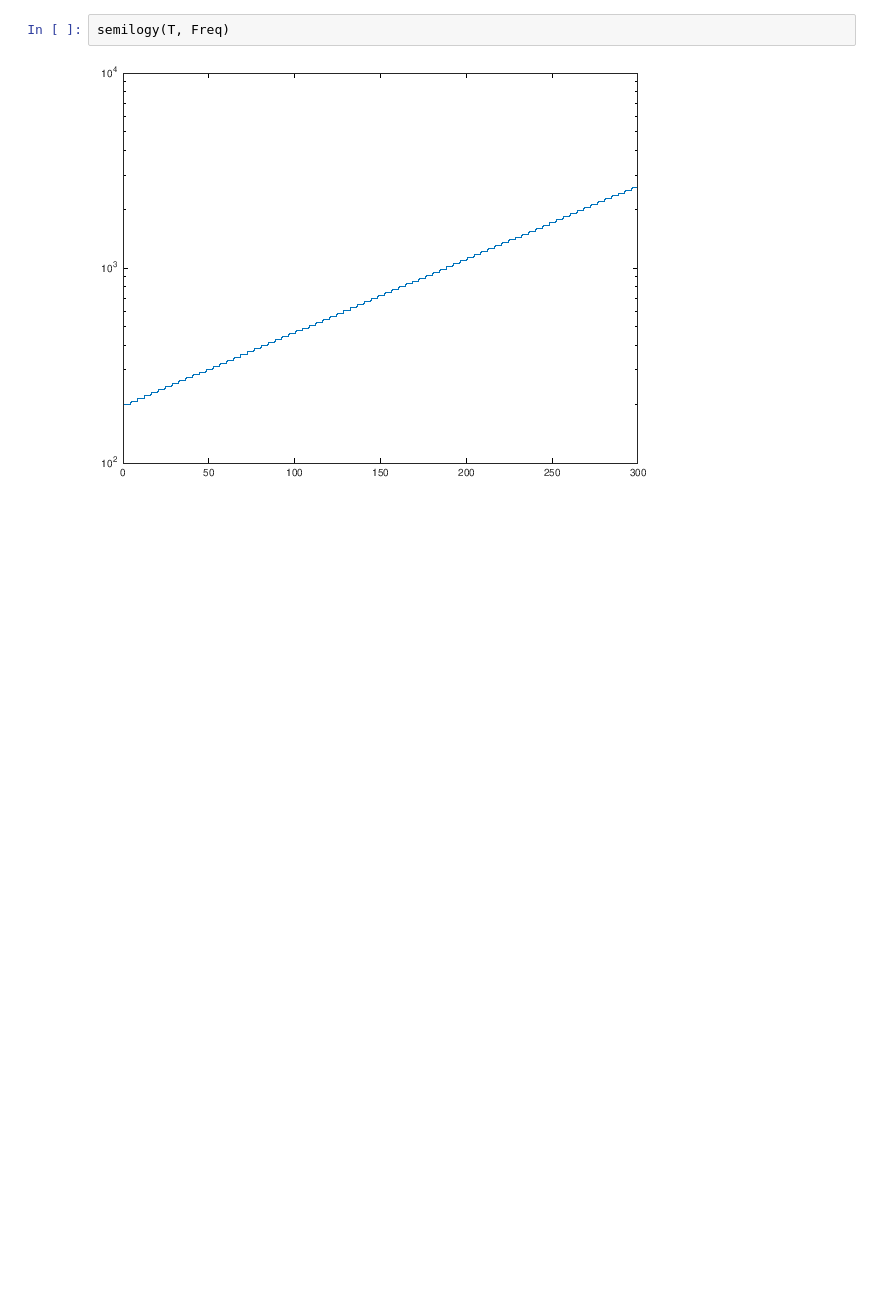
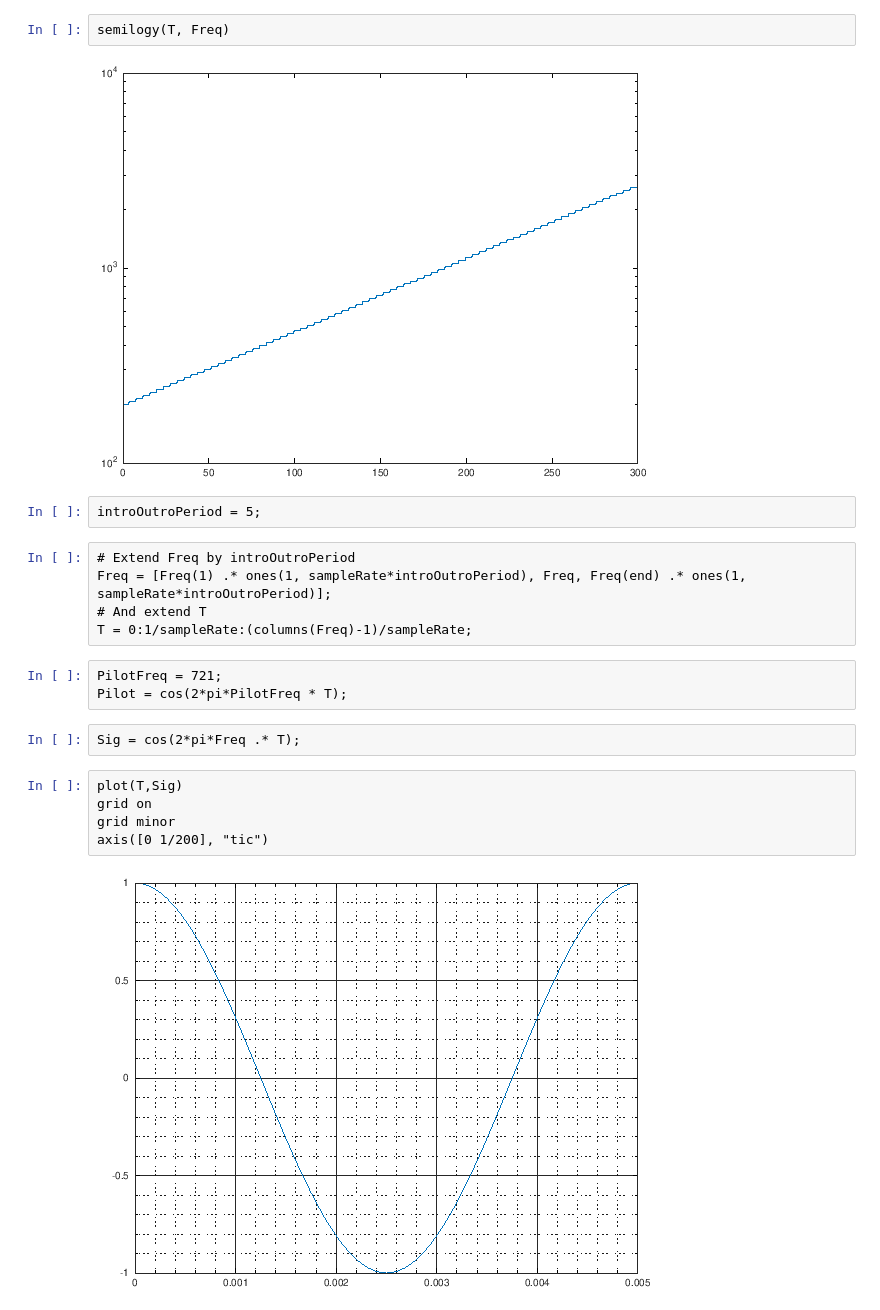
Before and after one commit to tbondy760/sat-chirp, a Jupyter notebook: Glissando.ipynb, the cells around one changed output. Saved outputs shown, nothing was run; the diff lists cells and outputs as text; blank space fills up the shorter version.

Commit message:
finished rising tone + pilot calibration file.

```diff
--- a/Glissando.ipynb
+++ b/Glissando.ipynb
@@ -121,3 +131,22 @@ T = 1:1/sampleRate:1+(columns(Freq)-1)/sampleRate;
 semilogy(T, Freq)
 # %% [output]
 [figure]
+# %%
+introOutroPeriod = 5;
+# %%
+# Extend Freq by introOutroPeriod
+Freq = [Freq(1) .* ones(1, sampleRate*introOutroPeriod), Freq, Freq(end) .* ones(1, sampleRate*introOutroPeriod)];
+# And extend T
+T = 0:1/sampleRate:(columns(Freq)-1)/sampleRate;
+# %%
+PilotFreq = 721;
+Pilot = cos(2*pi*PilotFreq * T);
+# %%
+Sig = cos(2*pi*Freq .* T);
+# %%
+plot(T,Sig)
+grid on
+grid minor
+axis([0 1/200], "tic")
+# %% [output]
+[figure, added]
```
Also changed, not shown: parts of 12 cells of this notebook, 1 other file.
